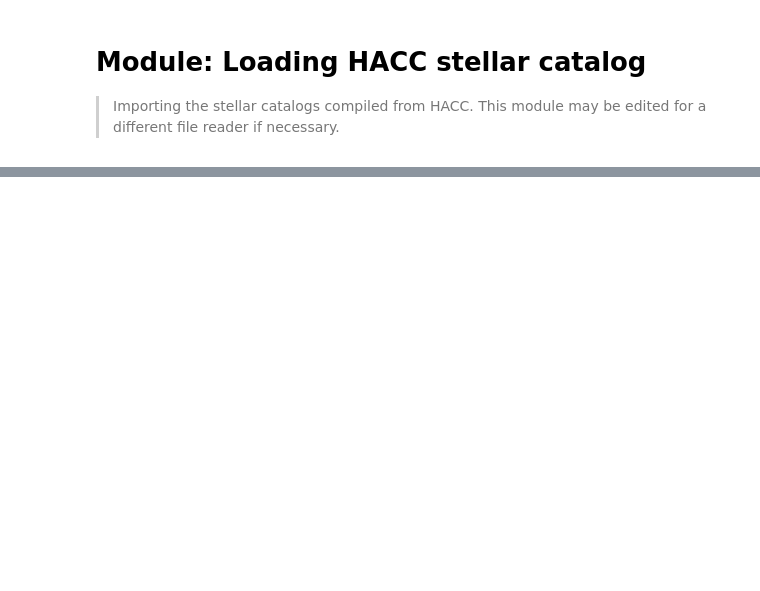
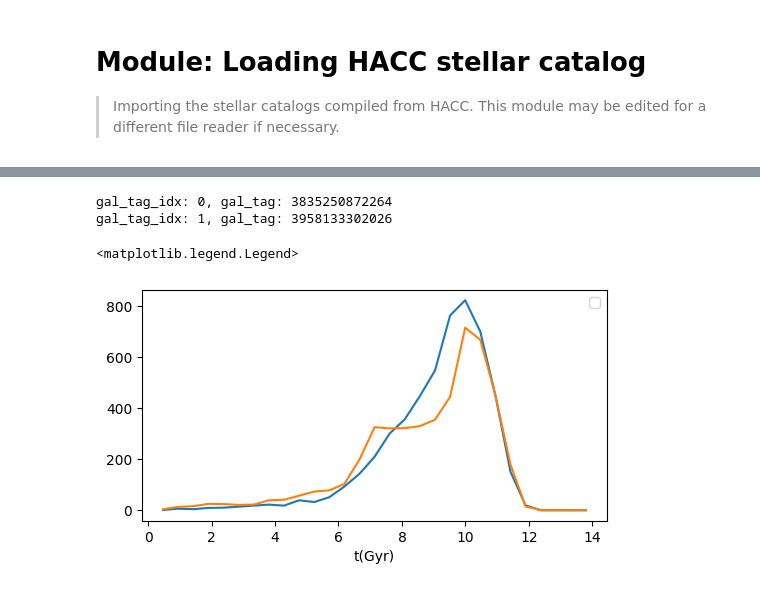
Before and after one commit to nesar/watercolor, a Jupyter notebook: nbs/01_load_sim_stellar_catalog.ipynb, the cells around one changed output, grey strips where cells are left out. Cells and saved outputs as stored; diff of their text form; code cells hidden in the pictures; blank space fills up the shorter version.

```diff
--- a/nbs/01_load_sim_stellar_catalog.ipynb
+++ b/nbs/01_load_sim_stellar_catalog.ipynb
@@ -317,19 +339,24 @@ plt.hist(age[np.where(gal_tag == np.unique(gal_tag)[0])])
 # %%
 #|eval: false
 
 plt.figure(figsize=(6, 3))
-for gal_tag_idx in range(5):
+for gal_tag_idx in range(2):
     print(f"gal_tag_idx: {gal_tag_idx}, gal_tag: {np.unique(gal_tag)[gal_tag_idx]}")
     gal_tag_condition = np.where(gal_tag == np.unique(gal_tag)[gal_tag_idx])
     h, b = np.histogram(age[gal_tag_condition], bins=np.linspace(0, 13.8, 30));
     # plt.plot(b[1:], np.cumsum(h), label='cumulative binned')
     # if (h.max() > 50):
 
 
     plt.plot(b[1:], h)
 # plt.yscale('log')
 plt.xlabel('t(Gyr)')
 plt.legend()
+# %% [output]
+gal_tag_idx: 0, gal_tag: 3835250872264
+gal_tag_idx: 1, gal_tag: 3958133302026
+<matplotlib.legend.Legend>
+[figure, added]
 # %%
 #| hide
 
```
Also changed, not shown: parts of 7 cells of this notebook, 10 other files.
